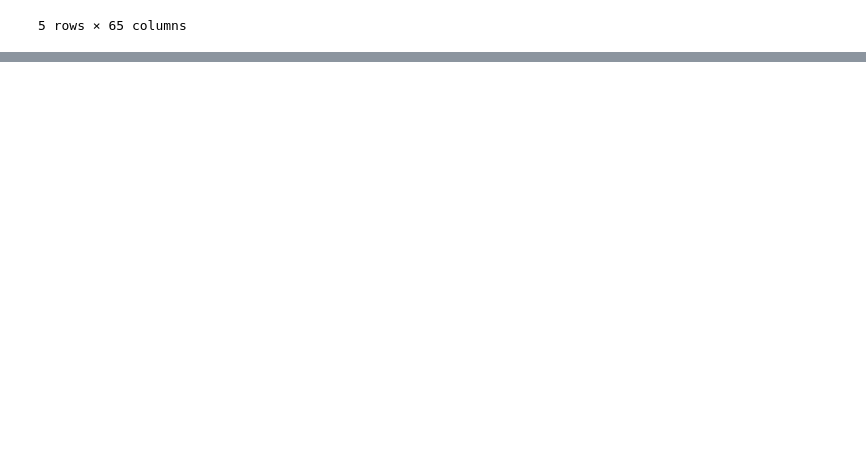
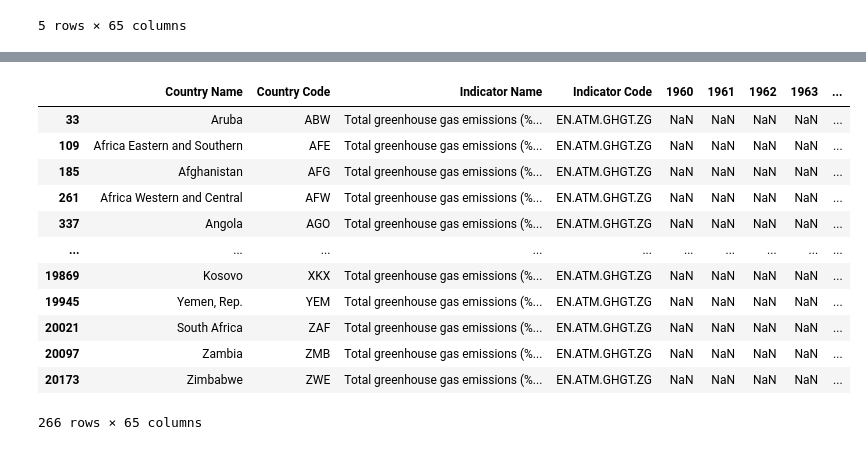
Before and after one commit to Jordanmyer92/Climate-Change, a Jupyter notebook: Climate Data.ipynb, the cells around one changed output, grey strips where cells are left out. Drawn from its saved outputs; the diff is of its cells as text; code cells hidden in the pictures; blank space fills up the shorter version.

```diff
--- a/Climate Data.ipynb
+++ b/Climate Data.ipynb
@@ -14,0 +87,18 @@ df.head()
+# %%
+total_greenhouse_gas = df.loc[df["Indicator Name"] == "Total greenhouse gas emissions (% change from 1990)"]
+
+total_greenhouse_gas
+# %% [output]
+|  | Country Name | Country Code | Indicator Name | Indicator Code | 1960 | 1961 | 1962 | 1963 | ... |
+| 33 | Aruba | ABW | Total greenhouse gas emissions (%... | EN.ATM.GHGT.ZG | NaN | NaN | NaN | NaN | ... |
+| 109 | Africa Eastern and Southern | AFE | Total greenhouse gas emissions (%... | EN.ATM.GHGT.ZG | NaN | NaN | NaN | NaN | ... |
+| 185 | Afghanistan | AFG | Total greenhouse gas emissions (%... | EN.ATM.GHGT.ZG | NaN | NaN | NaN | NaN | ... |
+| 261 | Africa Western and Central | AFW | Total greenhouse gas emissions (%... | EN.ATM.GHGT.ZG | NaN | NaN | NaN | NaN | ... |
+| 337 | Angola | AGO | Total greenhouse gas emissions (%... | EN.ATM.GHGT.ZG | NaN | NaN | NaN | NaN | ... |
+| ... | ... | ... | ... | ... | ... | ... | ... | ... | ... |
+| 19869 | Kosovo | XKX | Total greenhouse gas emissions (%... | EN.ATM.GHGT.ZG | NaN | NaN | NaN | NaN | ... |
+| 19945 | Yemen, Rep. | YEM | Total greenhouse gas emissions (%... | EN.ATM.GHGT.ZG | NaN | NaN | NaN | NaN | ... |
+| 20021 | South Africa | ZAF | Total greenhouse gas emissions (%... | EN.ATM.GHGT.ZG | NaN | NaN | NaN | NaN | ... |
+| 20097 | Zambia | ZMB | Total greenhouse gas emissions (%... | EN.ATM.GHGT.ZG | NaN | NaN | NaN | NaN | ... |
+| 20173 | Zimbabwe | ZWE | Total greenhouse gas emissions (%... | EN.ATM.GHGT.ZG | NaN | NaN | NaN | NaN | ... |
+266 rows × 65 columns
```
Also changed, not shown: parts of 4 cells of this notebook.
